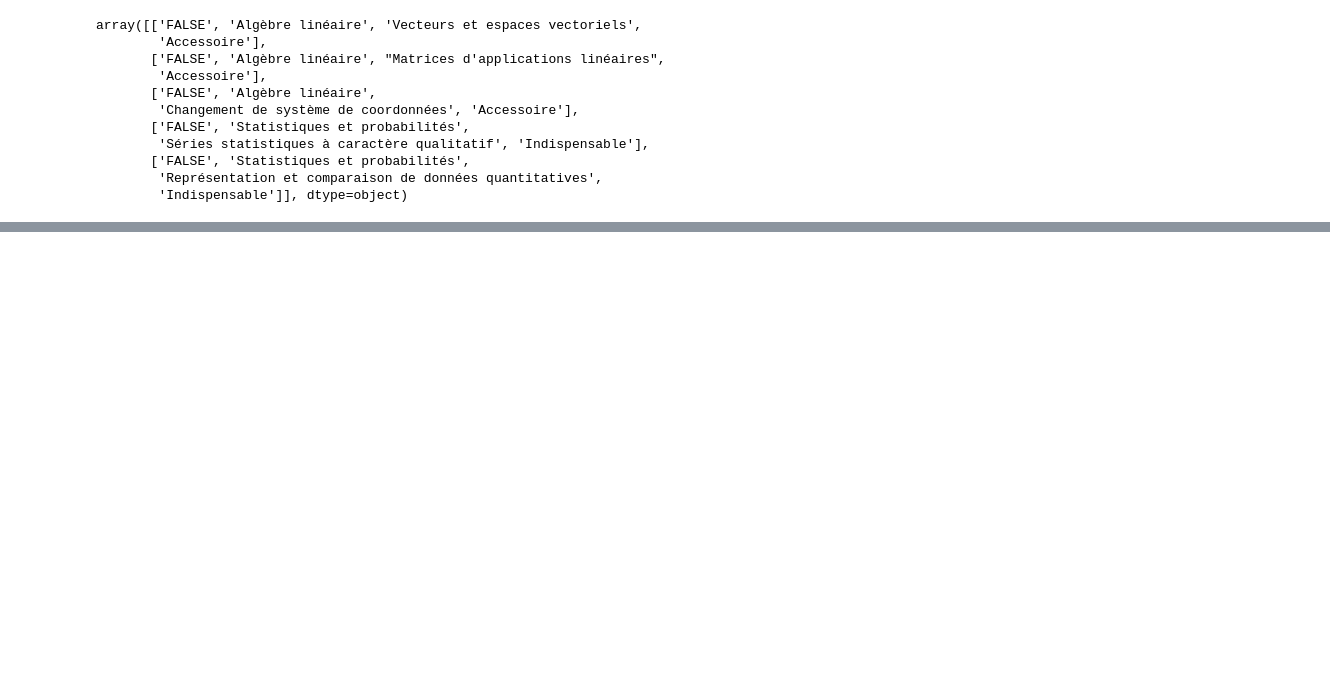
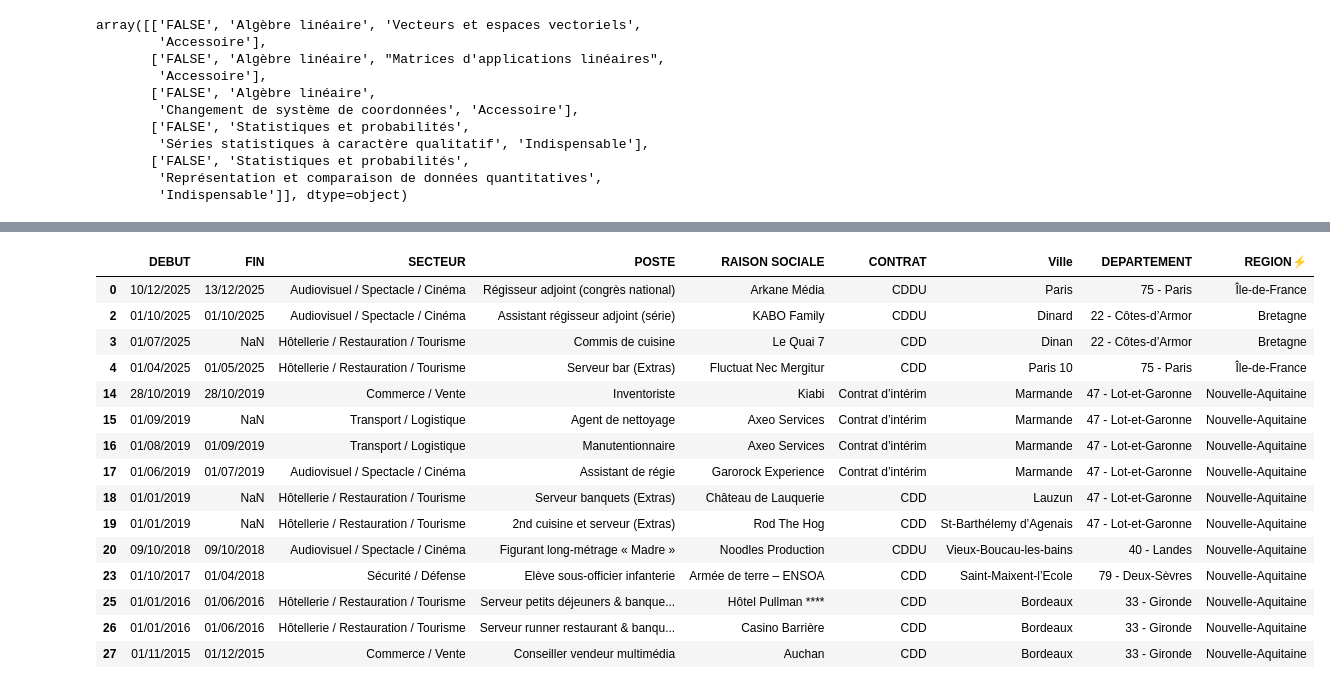
Before and after one commit to Boutzi/clean-slate, a Jupyter notebook: pandas.ipynb, the cells around one changed output, grey strips where cells are left out. Cells and saved outputs as stored; diff of their text form; code cells hidden in the pictures; blank space fills up the shorter version.

```diff
--- a/pandas.ipynb
+++ b/pandas.ipynb
@@ -47,0 +233,3 @@ array([['FALSE', 'Algèbre linéaire', 'Vecteurs et espaces vectoriels',
+# %%
+work = pd.read_csv("data/work.csv")
+work.head()
@@ -47,0 +243,20 @@ array([['FALSE', 'Algèbre linéaire', 'Vecteurs et espaces vectoriels',
+# %%
+cdd = work.loc[work.CONTRAT.isin(["CDD", "CDDU", "Contrat d’intérim"])]
+cdd
+# %% [output]
+|  | DEBUT | FIN | SECTEUR | POSTE | RAISON SOCIALE | CONTRAT | Ville | DEPARTEMENT | REGION⚡ |
+| 0 | 10/12/2025 | 13/12/2025 | Audiovisuel / Spectacle / Cinéma | Régisseur adjoint (congrès national) | Arkane Média | CDDU | Paris | 75 - Paris | Île-de-France |
+| 2 | 01/10/2025 | 01/10/2025 | Audiovisuel / Spectacle / Cinéma | Assistant régisseur adjoint (série) | KABO Family | CDDU | Dinard | 22 - Côtes-d’Armor | Bretagne |
+| 3 | 01/07/2025 | NaN | Hôtellerie / Restauration / Tourisme | Commis de cuisine | Le Quai 7 | CDD | Dinan | 22 - Côtes-d’Armor | Bretagne |
+| 4 | 01/04/2025 | 01/05/2025 | Hôtellerie / Restauration / Tourisme | Serveur bar (Extras) | Fluctuat Nec Mergitur | CDD | Paris 10 | 75 - Paris | Île-de-France |
+| 14 | 28/10/2019 | 28/10/2019 | Commerce / Vente | Inventoriste | Kiabi | Contrat d’intérim | Marmande | 47 - Lot-et-Garonne | Nouvelle-Aquitaine |
+| 15 | 01/09/2019 | NaN | Transport / Logistique | Agent de nettoyage | Axeo Services | Contrat d’intérim | Marmande | 47 - Lot-et-Garonne | Nouvelle-Aquitaine |
+| 16 | 01/08/2019 | 01/09/2019 | Transport / Logistique | Manutentionnaire | Axeo Services | Contrat d’intérim | Marmande | 47 - Lot-et-Garonne | Nouvelle-Aquitaine |
+| 17 | 01/06/2019 | 01/07/2019 | Audiovisuel / Spectacle / Cinéma | Assistant de régie | Garorock Experience | Contrat d’intérim | Marmande | 47 - Lot-et-Garonne | Nouvelle-Aquitaine |
+| 18 | 01/01/2019 | NaN | Hôtellerie / Restauration / Tourisme | Serveur banquets (Extras) | Château de Lauquerie | CDD | Lauzun | 47 - Lot-et-Garonne | Nouvelle-Aquitaine |
+| 19 | 01/01/2019 | NaN | Hôtellerie / Restauration / Tourisme | 2nd cuisine et serveur (Extras) | Rod The Hog | CDD | St-Barthélemy d’Agenais | 47 - Lot-et-Garonne | Nouvelle-Aquitaine |
+| 20 | 09/10/2018 | 09/10/2018 | Audiovisuel / Spectacle / Cinéma | Figurant long-métrage « Madre » | Noodles Production | CDDU | Vieux-Boucau-les-bains | 40 - Landes | Nouvelle-Aquitaine |
+| 23 | 01/10/2017 | 01/04/2018 | Sécurité / Défense | Elève sous-officier infanterie | Armée de terre – ENSOA | CDD | Saint-Maixent-l’Ecole | 79 - Deux-Sèvres | Nouvelle-Aquitaine |
+| 25 | 01/01/2016 | 01/06/2016 | Hôtellerie / Restauration / Tourisme | Serveur petits déjeuners & banque... | Hôtel Pullman **** | CDD | Bordeaux | 33 - Gironde | Nouvelle-Aquitaine |
+| 26 | 01/01/2016 | 01/06/2016 | Hôtellerie / Restauration / Tourisme | Serveur runner restaurant & banqu... | Casino Barrière | CDD | Bordeaux | 33 - Gironde | Nouvelle-Aquitaine |
+| 27 | 01/11/2015 | 01/12/2015 | Commerce / Vente | Conseiller vendeur multimédia | Auchan | CDD | Bordeaux | 33 - Gironde | Nouvelle-Aquitaine |
```
Also changed, not shown: parts of 30 cells of this notebook, 1 other file.
